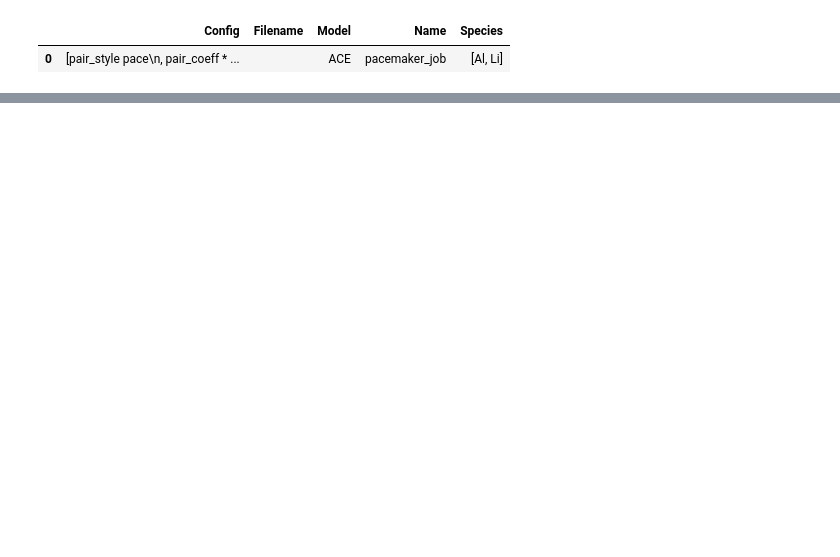
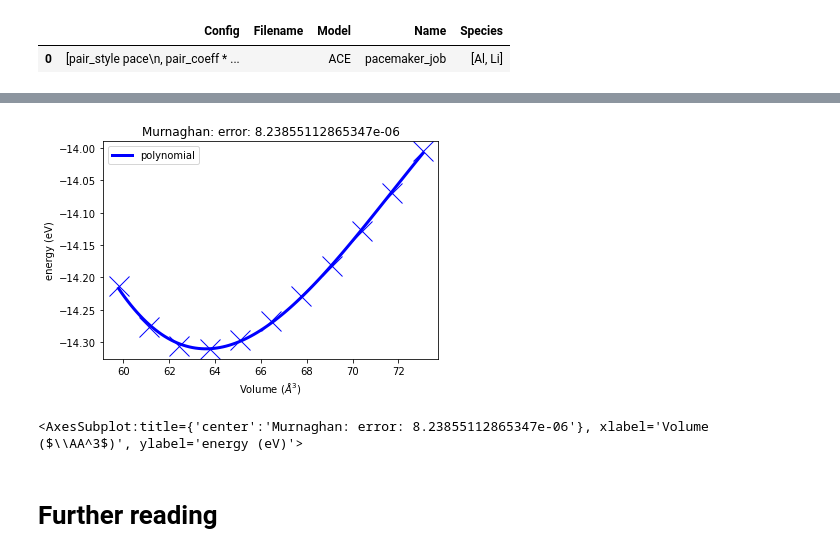
Before and after one commit to pyiron-workshop/potentials-workshop-2022, a Jupyter notebook: potentials/03-ACE/pacemaker_example.ipynb, the cells around one changed output, grey strips where cells are left out. Saved outputs shown, nothing was run; the diff lists cells and outputs as text; code cells hidden in the pictures; blank space fills up the shorter version.

```diff
--- a/potentials/03-ACE/pacemaker_example.ipynb
+++ b/potentials/03-ACE/pacemaker_example.ipynb
@@ -402,0 +415,8 @@ lammps_potential
+# %%
+lammps_job.potential=pace_lammps_potential
+# %%
+murn=pr.create.job.Murnaghan("LiAl_murn")
+# %%
+murn.ref_job = lammps_job
+# %%
+murn.run()
@@ -402,0 +520,7 @@ lammps_potential
+# %%
+murn.plot()
+# %% [output]
+[figure, added]
+<AxesSubplot:title={'center':'Murnaghan: error: 8.23855112865347e-06'}, xlabel='Volume ($\\AA^3$)', ylabel='energy (eV)'>
+# %% [markdown]
+# Further reading
```
Also changed, not shown: parts of 47 cells of this notebook, 4 other files.
